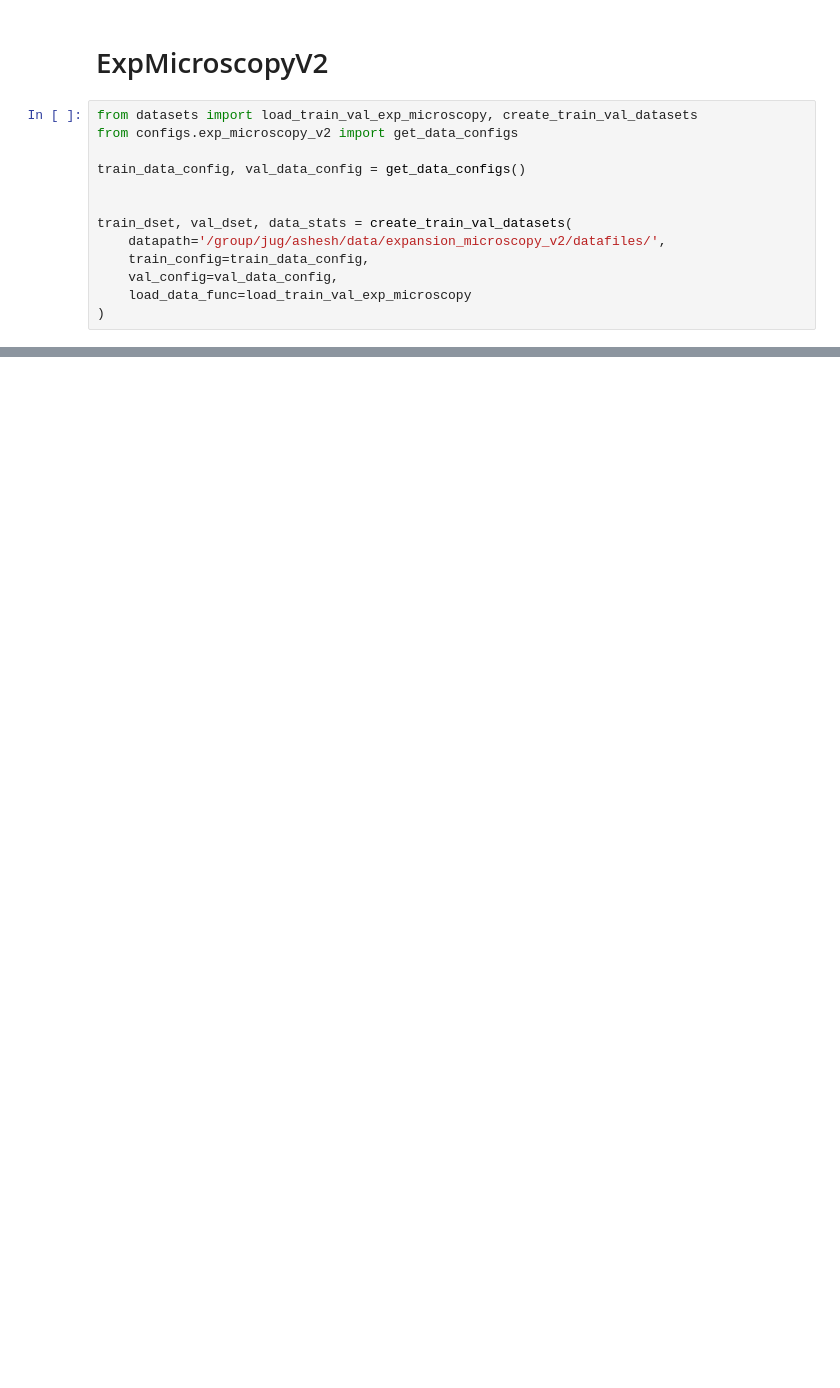
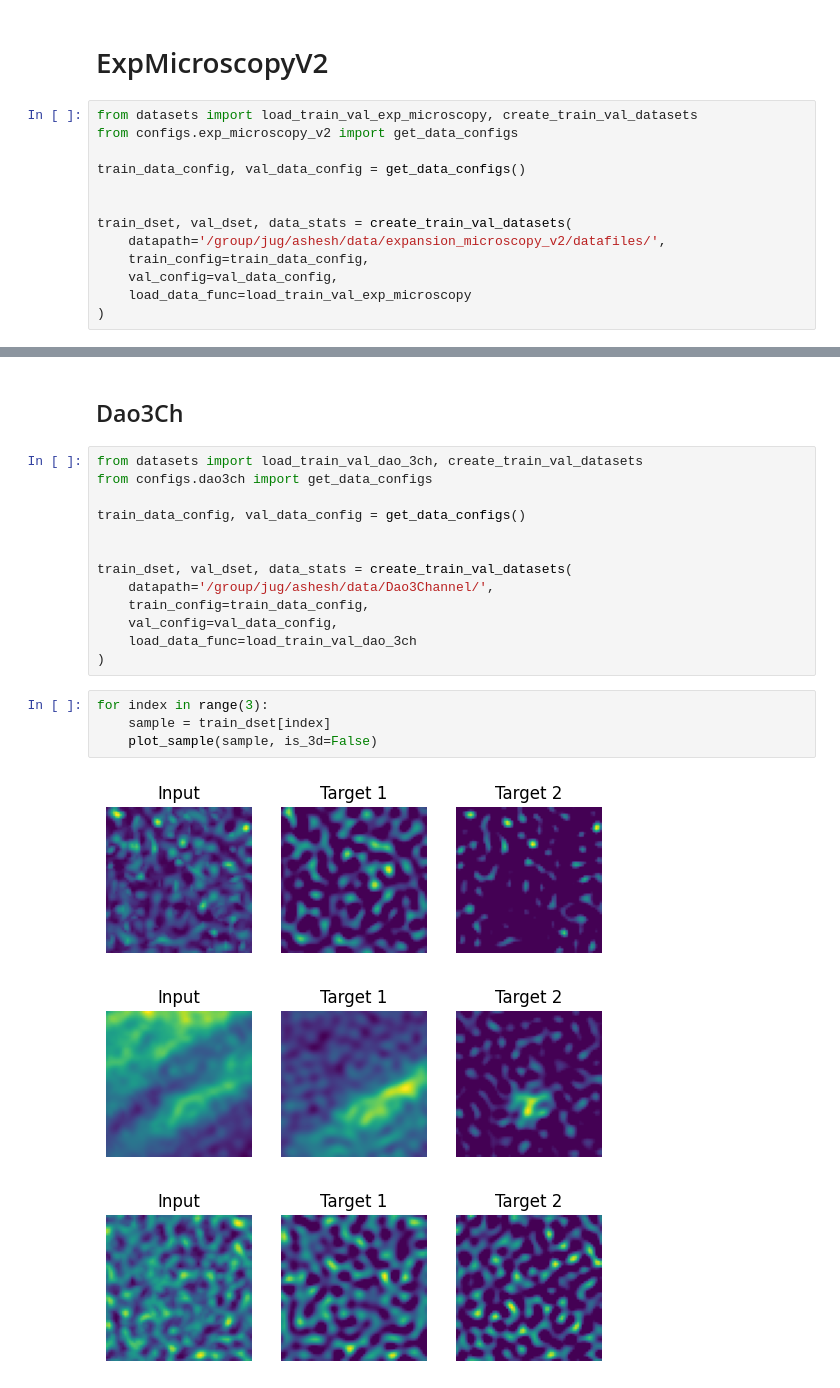
Before and after one commit to CAREamics/microSplit-reproducibility, a Jupyter notebook: example_datasets.ipynb, the cells around one changed output, grey strips where cells are left out. Saved outputs shown, nothing was run; the diff lists cells and outputs as text; blank space fills up the shorter version.

Commit message:
update data example notebook with missing datasets

```diff
--- a/example_datasets.ipynb
+++ b/example_datasets.ipynb
@@ -189,0 +190,23 @@ for index in range(3):
+# %% [markdown]
+## Dao3Ch
+# %%
+from datasets import load_train_val_dao_3ch, create_train_val_datasets
+from configs.dao3ch import get_data_configs
+
+train_data_config, val_data_config = get_data_configs()
+
+
+train_dset, val_dset, data_stats = create_train_val_datasets(
+    datapath='/group/jug/ashesh/data/Dao3Channel/',
+    train_config=train_data_config,
+    val_config=val_data_config,
+    load_data_func=load_train_val_dao_3ch
+)
+# %%
+for index in range(3):
+    sample = train_dset[index]
+    plot_sample(sample, is_3d=False)
+# %% [output]
+[figure, added]
+[figure, added]
+[figure, added]
```
Also changed, not shown: parts of 13 cells of this notebook.
